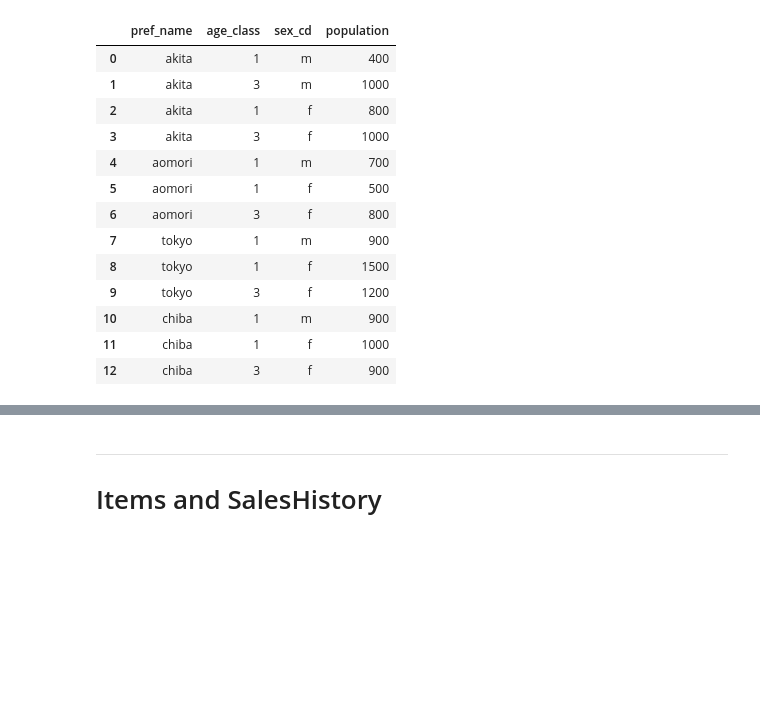
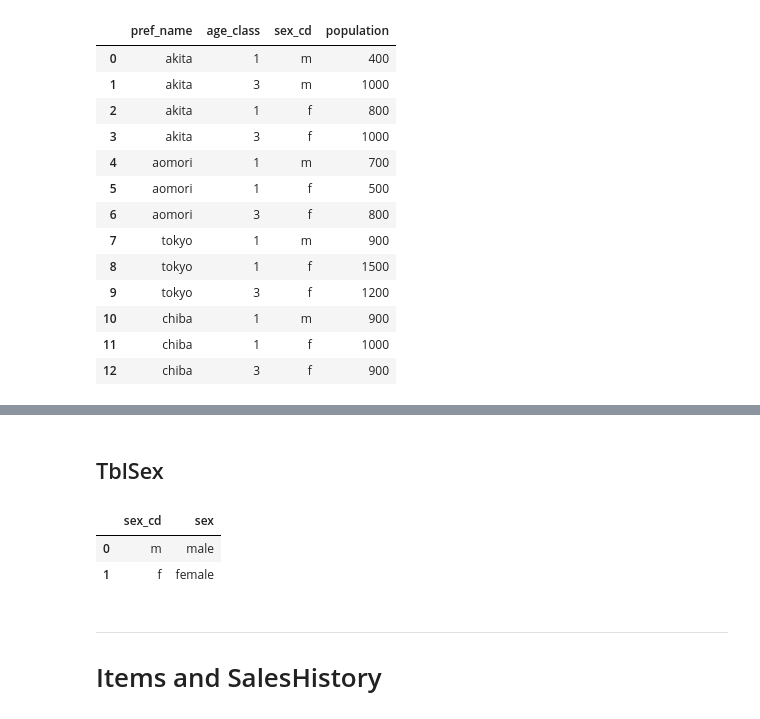
Before and after one commit to SkiMsyk/sql_instructions, a Jupyter notebook: source/compare_beween_window/create_csv.ipynb, the cells around one changed output, grey strips where cells are left out. Cells and saved outputs as stored; diff of their text form; code cells hidden in the pictures; blank space fills up the shorter version.

```diff
--- a/source/compare_beween_window/create_csv.ipynb
+++ b/source/compare_beween_window/create_csv.ipynb
@@ -216,0 +248,12 @@ TblPop.to_csv('../../dataset/compare_between_window/TblPop.csv', index = False)
+# %% [markdown]
+## TblSex
+# %%
+TblSex = pd.DataFrame({
+    'sex_cd':['m','f'],
+    'sex':['male','female']
+})
+TblSex
+# %% [output]
+|  | sex_cd | sex |
+| 0 | m | male |
+| 1 | f | female |
```
Also changed, not shown: parts of 10 cells of this notebook, 24 other files.
